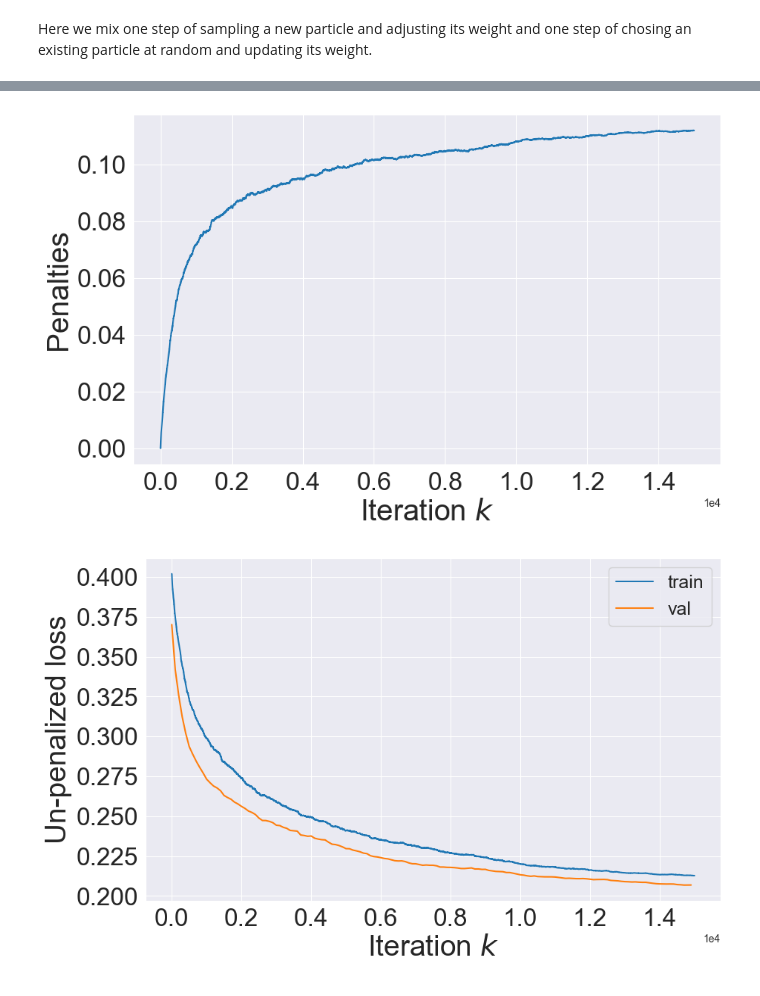
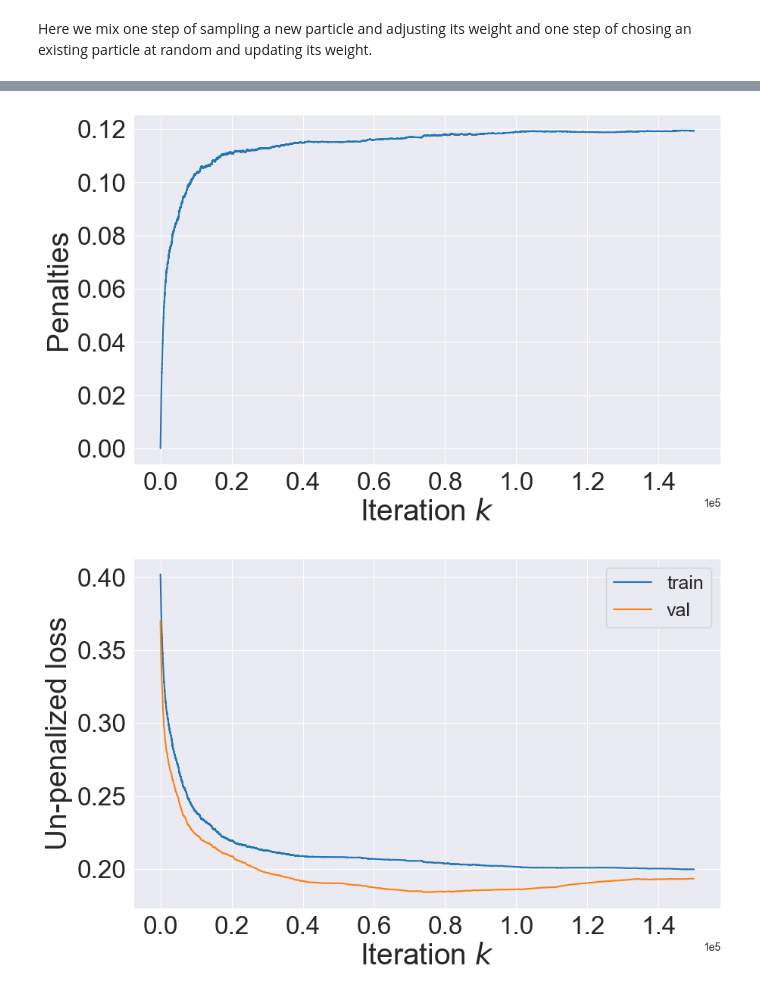
Before and after one commit to karl-hajjar/pop-conic, a Jupyter notebook: pop_conic/notebooks/prox-algos-variants.ipynb, the cells around one changed output, grey strips where cells are left out. Drawn from its saved outputs; the diff is of its cells as text; code cells hidden in the pictures.

```diff
--- a/pop_conic/notebooks/prox-algos-variants.ipynb
+++ b/pop_conic/notebooks/prox-algos-variants.ipynb
@@ -557,7 +602,7 @@ def train(m, n_steps, x_train, y_train, x_val, y_val, do_val=True):
     return a, b, np.array(ms), np.array(train_losses), np.array(penalized_train_losses), np.array(val_losses), \
            np.array(penalized_val_losses), np.array(where_decrease_indexes)
 # %%
-a, b, ms, train_losses, penalized_train_losses, val_losses, penalized_val_losses, where_decrease_indexes = \
-        train(m, n_steps, x_train, y_train, x_val, y_val)
+a, b, ms, train_losses_coord, penalized_train_losses_coord, val_losses, penalized_val_losses, \
+    where_decrease_indexes =train(m, n_steps, x_train, y_train, x_val, y_val)
 # %% [output]
 m at step 0 : 500
@@ -771,7 +837,7 @@ plt.show()
 # %% [markdown]
 Here we mix one step of sampling a new particle and adjusting its weight and one step of chosing an existing particle at random and updating its weight.
 # %%
-n_steps = int(2.0e4)
+n_steps = N_STEPS
 m = 500
 ALPHA = 1.0
 BETA = 1.0
@@ -802,17 +868,23 @@ def train(n_steps, x_train, y_train, x_val, y_val, do_val=True):
     val_losses = []
     penalized_val_losses = []
 
-    for k in tqdm(range(N_STEPS)):
-        # sample and update iteration in 2 stpes
-        a, b = add_new_neuron(a, b, x_train, y_train, eps=1e-8)
-        ms.append(a.shape[1])
-        a, b = update_random_neuron(a, b, x_train, y_train, eps=1e-8)
-        ms.append(a.shape[1])
-
-        # compute training loss
-        train_loss, penalized_train_loss = compute_losses(a, b, x_train, y_train)
-        train_losses.append(train_loss)
-        penalized_train_losses.append(penalized_train_loss)
+    for k in tqdm(range(n_steps)):
+        if k % 2 == 0:
+            # sample new particle and set weight
+            a, b = add_new_neuron(a, b, x_train, y_train, eps=1e-8)
+            ms.append(a.shape[1])
+            # compute training loss
+            train_loss, penalized_train_loss = compute_losses(a, b, x_train, y_train)
+            train_losses.append(train_loss)
+            penalized_train_losses.append(penalized_train_loss)
+        else:
+            # update existing particle
+            a, b = update_random_neuron(a, b, x_train, y_train, eps=1e-8)
+            ms.append(a.shape[1])
+            # compute training loss
+            train_loss, penalized_train_loss = compute_losses(a, b, x_train, y_train)
+            train_losses.append(train_loss)
+            penalized_train_losses.append(penalized_train_loss)
 
         # validation loop if do_val is True
         if do_val:
@@ -827,6 +899,6 @@ def train(n_steps, x_train, y_train, x_val, y_val, do_val=True):
     return a, b, np.array(ms), np.array(train_losses), np.array(penalized_train_losses), np.array(val_losses), \
            np.array(penalized_val_losses)
 # %%
-a, b, ms, train_losses, penalized_train_losses, val_losses, penalized_val_losses = \
+a, b, ms, train_losses_mix, penalized_train_losses_mix, val_losses, penalized_val_losses = \
         train(n_steps, x_train, y_train, x_val, y_val)
 # %% [output]
@@ -955,7 +1075,7 @@ marker = None #'o'
 #plt.xscale('log')
 #plt.yscale('log')
 
-train_penalties = penalized_train_losses - train_losses
+train_penalties = penalized_train_losses_mix - train_losses_mix
 
 plt.plot(np.arange(len(train_penalties)), train_penalties, label='train')
 
@@ -968,24 +1088,24 @@ plt.yticks(fontsize=24)
 #plt.savefig(os.path.join(FIGURES_DIR, 'losses-ista-10-1.png'), bbox_inches='tight')
 plt.show()
 # %% [output]
-[figure, old version]
+[figure, new version]
 # %%
 plt.figure(figsize=(10, 6))
 marker = None #'o'
 #plt.xscale('log')
 #plt.yscale('log')
 
-plt.plot(np.arange(len(train_losses)), train_losses, label='train')
-plt.plot([min(VAL_ITER * k, len(train_losses)) for k in range(len(val_losses))], val_losses, label='val',
+plt.plot(np.arange(len(train_losses_mix)), train_losses_mix, label='train')
+plt.plot([min(VAL_ITER * k, len(train_losses_mix)) for k in range(len(val_losses))], val_losses, label='val',
          marker=marker)
 
 plt.xlabel('Iteration $k$', fontsize=28)
 plt.ylabel('Un-penalized loss', fontsize=28)
 plt.ticklabel_format(style='sci', axis='x', scilimits=(0,0))
 plt.xticks(fontsize=24)
 plt.yticks(fontsize=24)
 plt.legend(fontsize=18)
 #plt.savefig(os.path.join(FIGURES_DIR, 'losses-ista-10-1.png'), bbox_inches='tight')
 plt.show()
 # %% [output]
-[figure, old version]
+[figure, new version]
```
Also changed, not shown: parts of 43 cells of this notebook, 1 other file.
